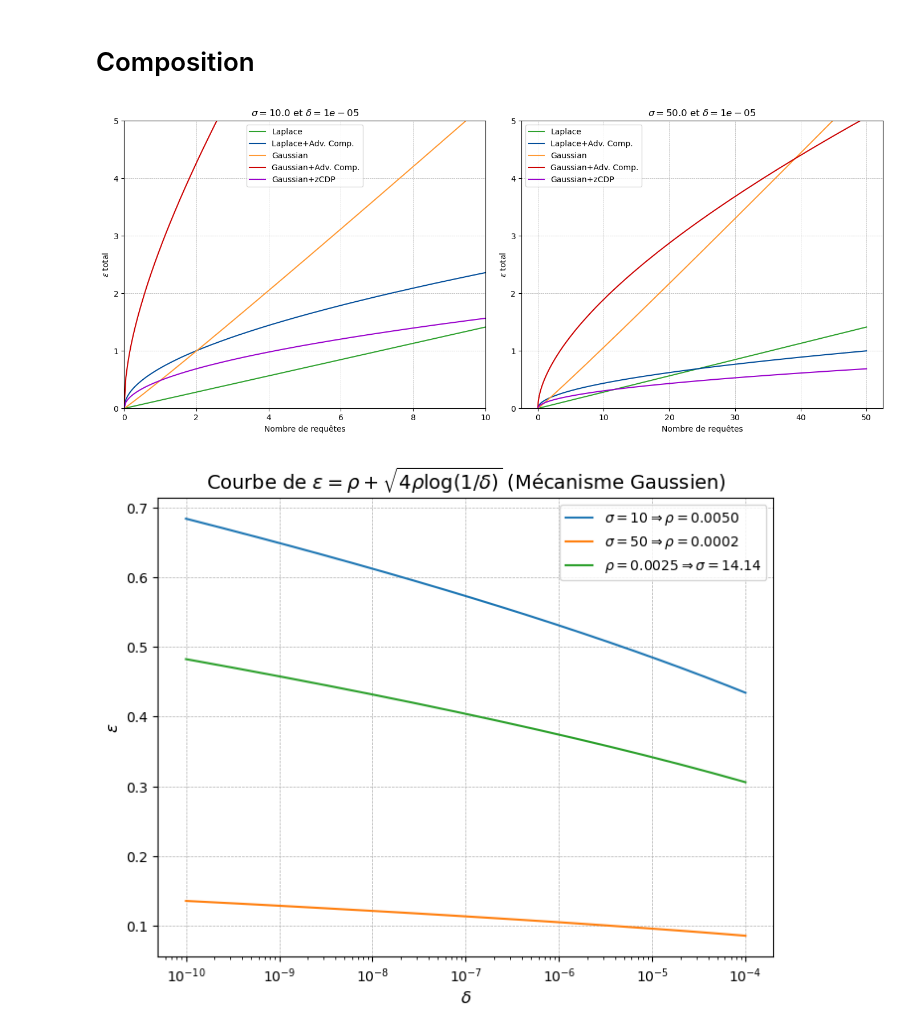
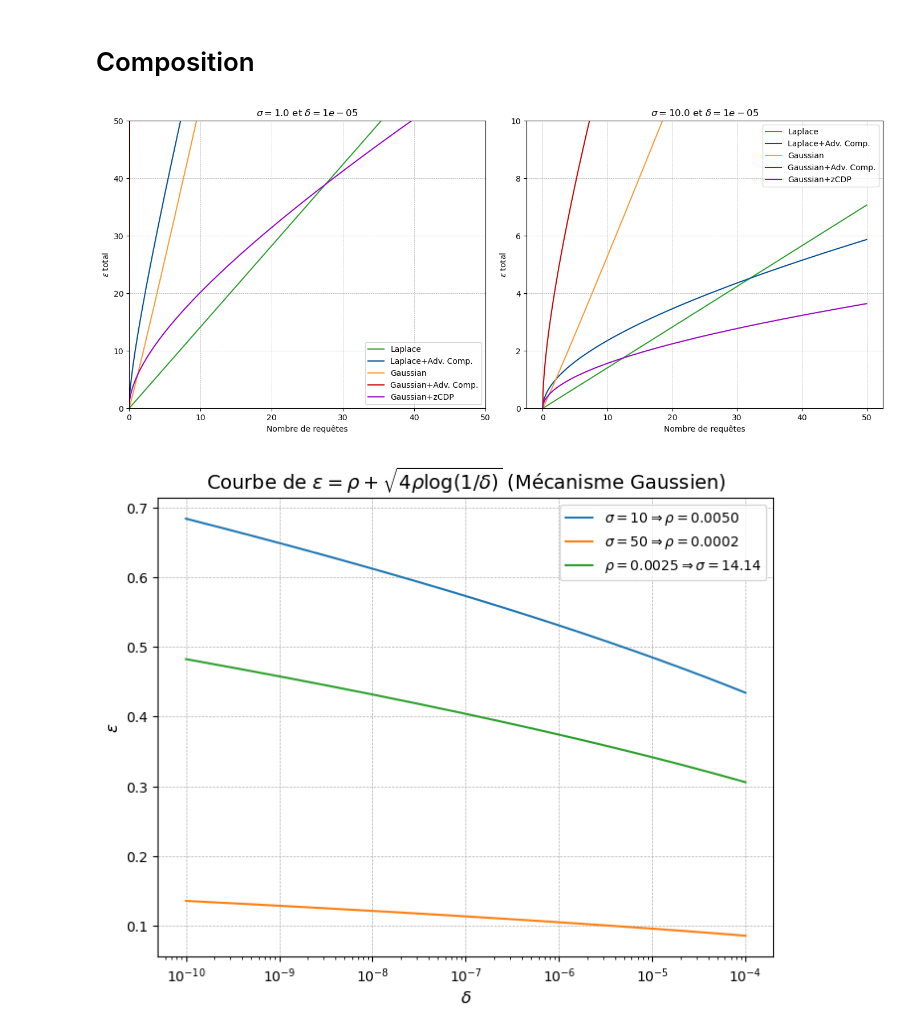
Before and after one commit to InseeFrLab/diff-privacy, a Jupyter notebook: Understand_dp.ipynb, the cells around one changed output. Drawn from its saved outputs; the diff is of its cells as text; code cells hidden in the pictures.

```diff
--- a/Understand_dp.ipynb
+++ b/Understand_dp.ipynb
@@ -258,8 +258,8 @@ colors = {
     "gauss_zcdp": "#9900cc",    # violet
 }
 
-# Cas sigma = 10
-sigma_1 = 10.0
+# Cas sigma = 1
+sigma_1 = 1.0
 gauss_eps_1 = np.sqrt(2 * np.log(1.25 / delta_gauss)) / sigma_1
 gauss_eps_adv_1 = np.sqrt(2 * np.log(1.25 / delta_gauss_adv)) / sigma_1
 
@@ -279,8 +279,8 @@ ys_lap_adv_1 = [
     for k in xs
 ]
 
-# Cas sigma = 50
-sigma_2 = 50.0
+# Cas sigma = 10
+sigma_2 = 10.0
 gauss_eps_2 = np.sqrt(2 * np.log(1.25 / delta_gauss)) / sigma_2
 gauss_eps_adv_2 = np.sqrt(2 * np.log(1.25 / delta_gauss_adv)) / sigma_2
 
@@ -303,37 +303,37 @@ ys_lap_adv_2 = [
 fig, axs = plt.subplots(1, 2, figsize=(14, 6))
 
 # Graphique pour sigma = 10
 axs[0].plot(xs, ys_lap_1, label="Laplace", color=colors["laplace"])
 axs[0].plot(xs, ys_lap_adv_1, label="Laplace+Adv. Comp.", color=colors["laplace_adv"])
 axs[0].plot(xs, ys_gauss_1, label="Gaussian", color=colors["gauss"])
 axs[0].plot(xs, ys_gauss_adv_1, label="Gaussian+Adv. Comp.", color=colors["gauss_adv"])
 axs[0].plot(xs, ys_gauss_zcdp_1, label="Gaussian+zCDP", color=colors["gauss_zcdp"])
 axs[0].set_xlabel('Nombre de requêtes')
-axs[0].set_xlim(0, 10)
+axs[0].set_xlim(0, 50)
 axs[0].set_ylabel(r'$\epsilon$ total')
-axs[0].set_ylim(0, 5.0)
+axs[0].set_ylim(0, 50.0)
 axs[0].set_title(rf'$\sigma={sigma_1}$ et $\delta={delta}$')
 axs[0].legend()
 axs[0].grid(True, linestyle='--', linewidth=0.5)
 
 # Graphique pour sigma = 50
 axs[1].plot(xs, ys_lap_2, label="Laplace", color=colors["laplace"])
 axs[1].plot(xs, ys_lap_adv_2, label="Laplace+Adv. Comp.", color=colors["laplace_adv"])
 axs[1].plot(xs, ys_gauss_2, label="Gaussian", color=colors["gauss"])
 axs[1].plot(xs, ys_gauss_adv_2, label="Gaussian+Adv. Comp.", color=colors["gauss_adv"])
 axs[1].plot(xs, ys_gauss_zcdp_2, label="Gaussian+zCDP", color=colors["gauss_zcdp"])
 axs[1].set_xlabel('Nombre de requêtes')
 axs[1].set_ylabel(r'$\epsilon$ total')
-axs[1].set_ylim(0, 5.0)
+axs[1].set_ylim(0, 10.0)
 axs[1].set_title(rf'$\sigma={sigma_2}$ et $\delta={delta}$')
 axs[1].legend()
 axs[1].grid(True, linestyle='--', linewidth=0.5)
 
 # Affichage
 plt.tight_layout()
 plt.show()
 # %% [output]
-[figure, old version]
+[figure, new version]
 # %%
 # Plage de valeurs pour delta (échelle logarithmique)
 delta_values = np.logspace(-10, -4, 100)
```
